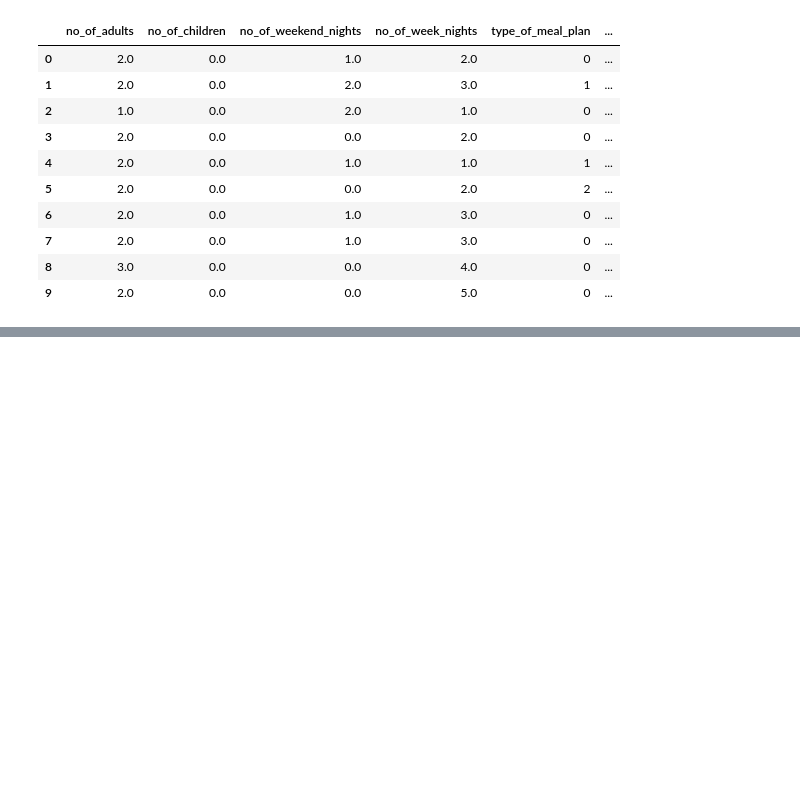
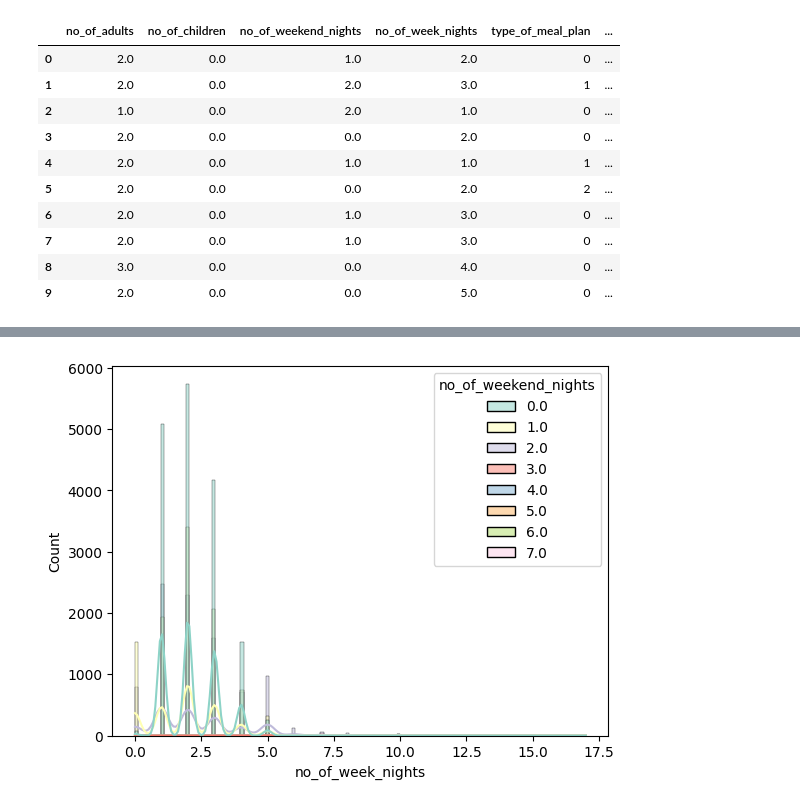
Before and after one commit to OmarAshraf1911/Data_Science, a Jupyter notebook: hotel.ipynb, the cells around one changed output, grey strips where cells are left out. Saved outputs shown, nothing was run; the diff lists cells and outputs as text; code cells hidden in the pictures; blank space fills up the shorter version.

```diff
--- a/hotel.ipynb
+++ b/hotel.ipynb
@@ -427,0 +453,4 @@ dataClean.head(10)
+# %%
+sns.histplot(x='no_of_week_nights',data=new_data_clean,hue='no_of_weekend_nights',kde=True,palette='Set3');
+# %% [output]
+[figure, added]
```
Also changed, not shown: parts of 39 cells of this notebook.
